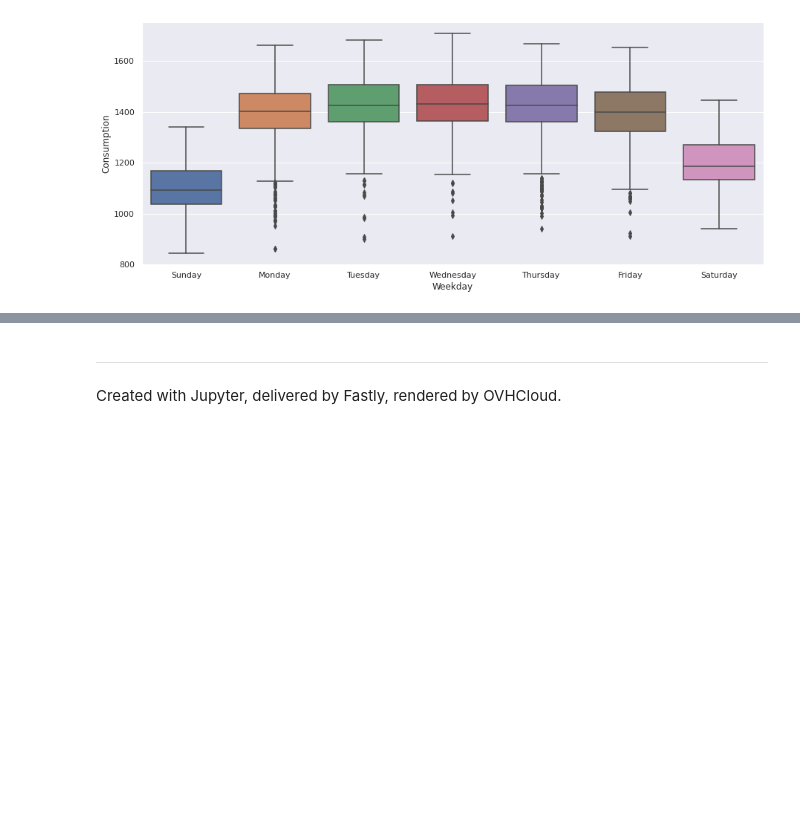
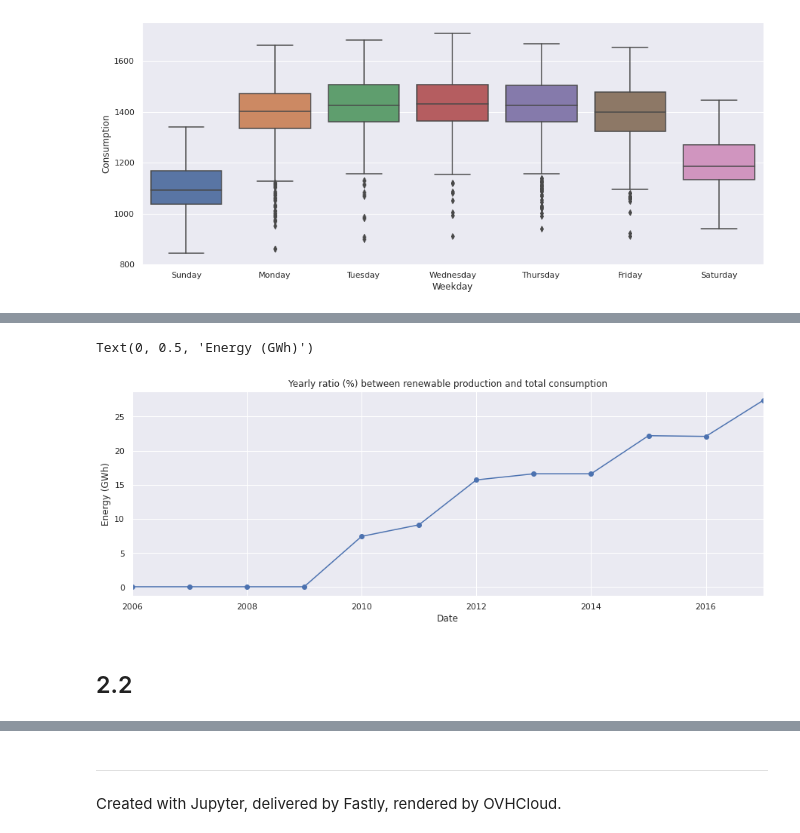
Before and after one commit to fbagattini/Lezioni, a Jupyter notebook: Soluzioni.ipynb, the cells around one changed output, grey strips where cells are left out. Drawn from its saved outputs; the diff is of its cells as text; code cells hidden in the pictures; blank space fills up the shorter version.

```diff
--- a/Soluzioni.ipynb
+++ b/Soluzioni.ipynb
@@ -183,0 +240,4 @@ sns.boxplot('Weekday', 'Consumption', data=df)
+# %%
+df_yearly_sum = df.resample('Y').sum()
+
+df_yearly_sum
@@ -183,0 +267,3 @@ sns.boxplot('Weekday', 'Consumption', data=df)
+# %%
+df_yearly_sum['Renewable/Consumption'] = df_yearly_sum['Renewable'] / df_yearly_sum['Consumption']
+df_yearly_sum
@@ -183,0 +285,3 @@ sns.boxplot('Weekday', 'Consumption', data=df)
+# %%
+df_yearly_sum['Renewable/Consumption'] = (df_yearly_sum['Renewable/Consumption']*100).round(1)
+df_yearly_sum
@@ -183,0 +303,11 @@ sns.boxplot('Weekday', 'Consumption', data=df)
+# %%
+df_yearly_sum['Renewable/Consumption'].plot(figsize=(15, 5),
+                                            marker='o',
+                                            title='Yearly ratio (%) between renewable production and total consumption')
+plt.ylabel('Energy (GWh)')
+# %% [output]
+Text(0, 0.5, 'Energy (GWh)')
+[figure, added]
+# %% [markdown]
+2.2
+---
```
Also changed, not shown: parts of 31 cells of this notebook, 1 other file.
